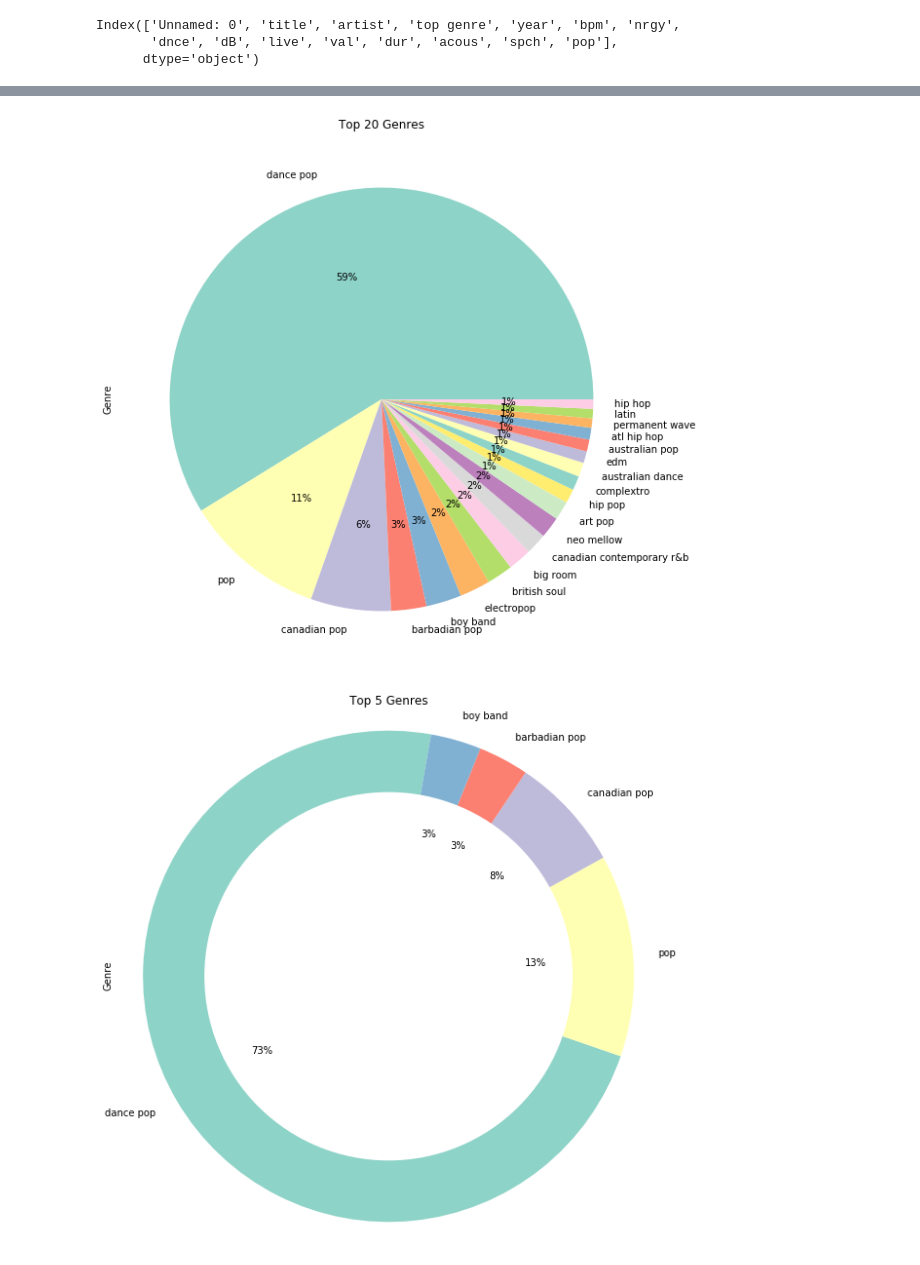
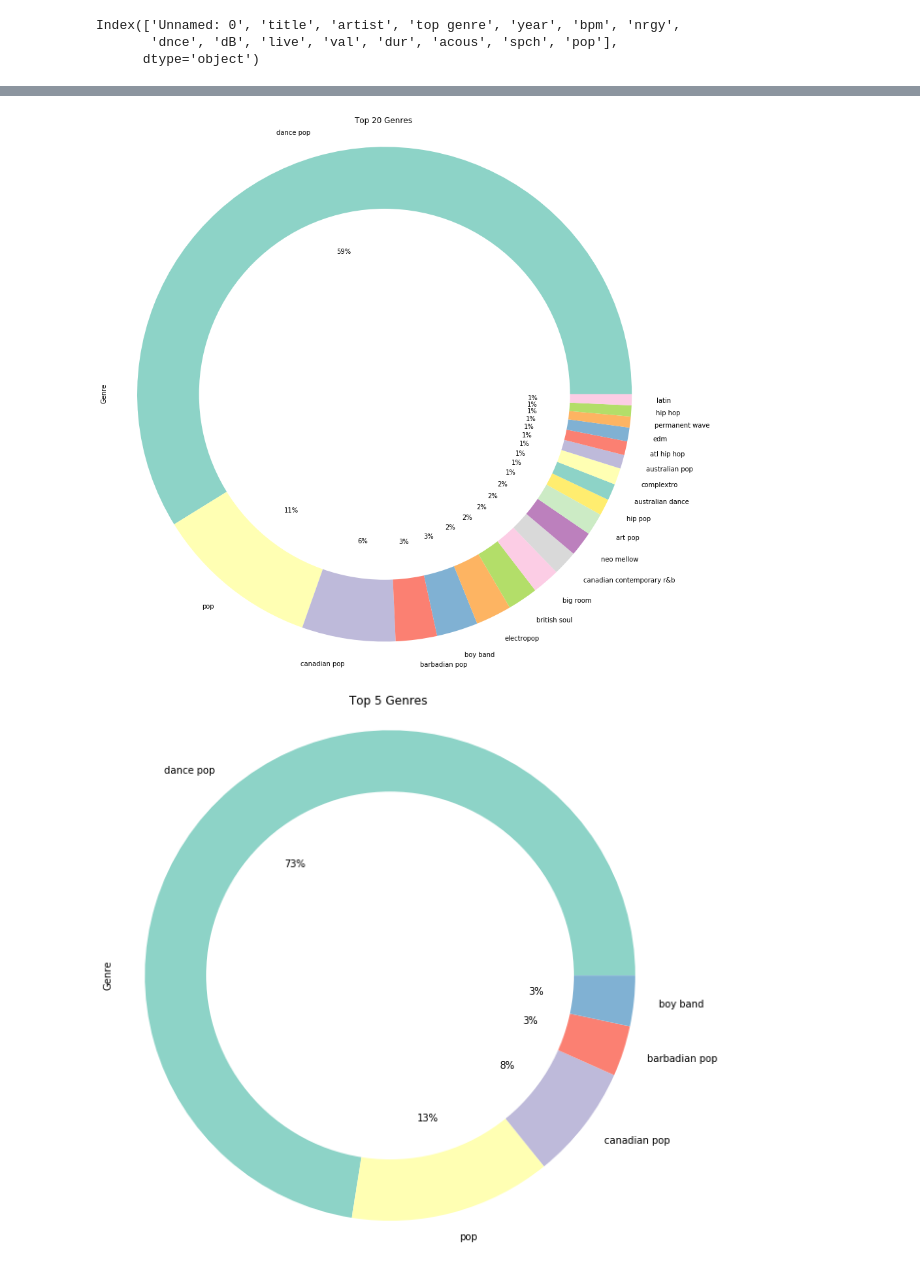
Before and after one commit to GregMaginn/Project-01, a Jupyter notebook: bw_top_genres.ipynb, the cells around one changed output, grey strips where cells are left out. Drawn from its saved outputs; the diff is of its cells as text; code cells hidden in the pictures.

```diff
--- a/bw_top_genres.ipynb
+++ b/bw_top_genres.ipynb
@@ -65,7 +65,7 @@ Index(['Unnamed: 0', 'title', 'artist', 'top genre', 'year', 'bpm', 'nrgy',
       dtype='object')
 # %%
 #drop unnamed index
-spotify_data=spotify_data.drop(index=1)
+spotify_data=spotify_data.drop(columns=['Unnamed: 0'])
 # %%
 spotify_data.head()
 # %% [output]
@@ -166,27 +156,34 @@ Name: Genre, dtype: int64
 color_palette = sns.color_palette('Set3')
 plt.title("Top 20 Genres")
 
-spotify_data["Genre"].value_counts().head(20).plot.pie(figsize=(10,10), colors=color_palette, autopct='%1.0f%%')
+spotify_data["Genre"].value_counts().head(20).plot.pie(figsize=(15,15), colors=color_palette, autopct='%1.0f%%')
+
+#donut pie chart
+center_circle = plt.Circle((0,0),0.75, fc='white',linewidth=1.25)
+fig = plt.gcf()
+fig.gca().add_artist(center_circle)
+plt.axis('equal')
+plt.title("Top 20 Genres")
 
 #save figure
 plt.savefig("./bw_output/bw_top20_pie")
 # %% [output]
-[figure, old version]
+[figure, new version]
 # %%
 #pie chart to visualize the top 5 genres
 color_palette = sns.color_palette('Set3')
 
-spotify_data["Genre"].value_counts().head(5).plot.pie(figsize=(10,10), colors=color_palette, autopct='%1.0f%%', startangle=80)
+spotify_data["Genre"].value_counts().head(5).plot.pie(figsize=(10,10), colors=color_palette, autopct='%1.0f%%')
 
 
 #donut pie chart
 center_circle = plt.Circle((0,0),0.75, fc='white',linewidth=1.25)
 fig = plt.gcf()
 fig.gca().add_artist(center_circle)
 plt.axis('equal')
 plt.title("Top 5 Genres")
 
 #save figure
 plt.savefig("./bw_output/bw_top5_pie")
 # %% [output]
-[figure, old version]
+[figure, new version]
```
Also changed, not shown: parts of 14 cells of this notebook, 5 other files.
